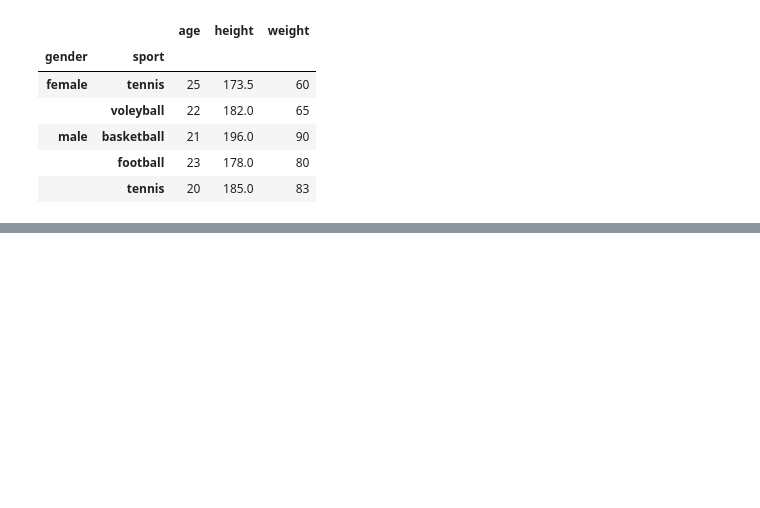
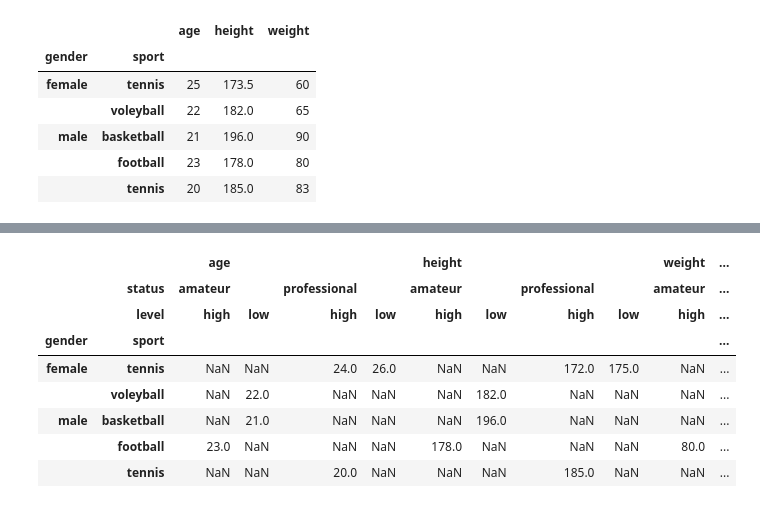
Before and after one commit to Yusuf5001/DA-with-Python, a Jupyter notebook: Pandas Operations.ipynb, the cells around one changed output, grey strips where cells are left out. Saved outputs shown, nothing was run; the diff lists cells and outputs as text; code cells hidden in the pictures; blank space fills up the shorter version.

```diff
--- a/Pandas Operations.ipynb
+++ b/Pandas Operations.ipynb
@@ -698,0 +720,16 @@ df6.pivot_table(index=["gender","sport"],
+# %%
+df7 = df6.pivot_table(index=["gender", "sport"],
+                     columns=["status", "level"],
+                     values=["age", "height", "weight"],
+                     aggfunc="mean")
+df7
+# %% [output]
+|  |  | age |  |  |  | height |  |  |  | weight | ... |
+|  | status | amateur |  | professional |  | amateur |  | professional |  | amateur | ... |
+|  | level | high | low | high | low | high | low | high | low | high | ... |
+| gender | sport |  |  |  |  |  |  |  |  |  | ... |
+| female | tennis | NaN | NaN | 24.0 | 26.0 | NaN | NaN | 172.0 | 175.0 | NaN | ... |
+|  | voleyball | NaN | 22.0 | NaN | NaN | NaN | 182.0 | NaN | NaN | NaN | ... |
+| male | basketball | NaN | 21.0 | NaN | NaN | NaN | 196.0 | NaN | NaN | NaN | ... |
+|  | football | 23.0 | NaN | NaN | NaN | 178.0 | NaN | NaN | NaN | 80.0 | ... |
+|  | tennis | NaN | NaN | 20.0 | NaN | NaN | NaN | 185.0 | NaN | NaN | ... |
```
Also changed, not shown: parts of 13 cells of this notebook.
